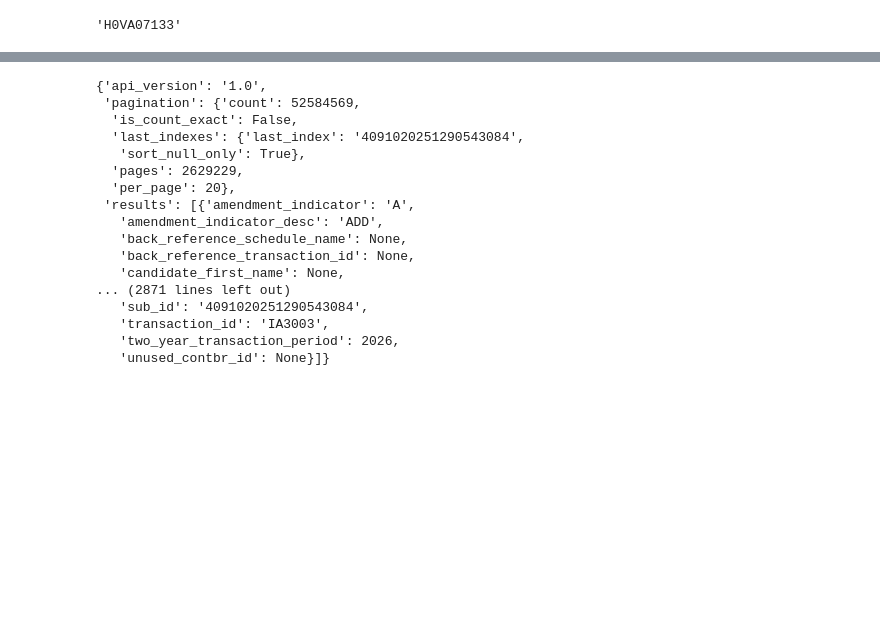
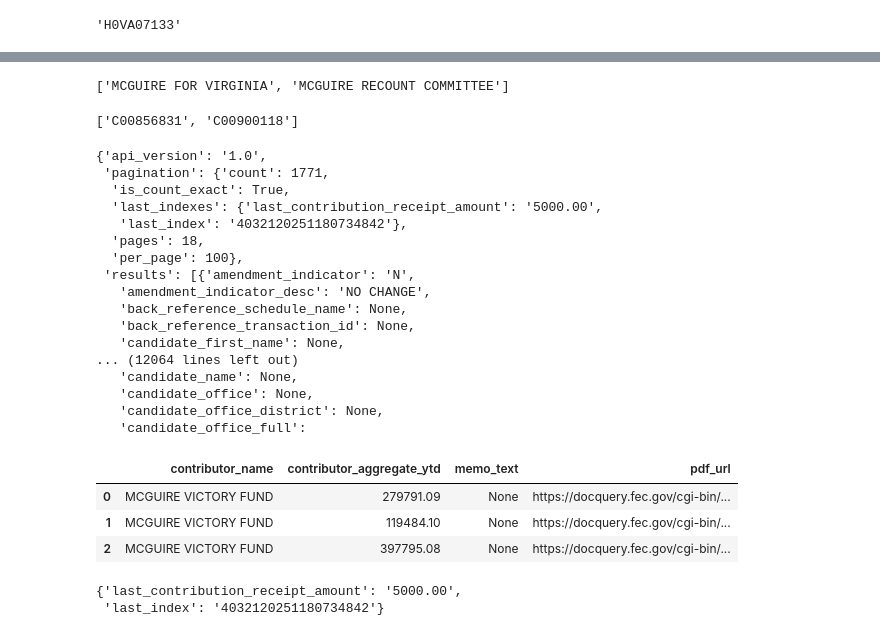
Before and after one commit to janiceeguo/DS6600-congress, a Jupyter notebook: notebooks/congressapi.ipynb, the cells around one changed output, grey strips where cells are left out. Cells and saved outputs as stored; diff of their text form; code cells hidden in the pictures; blank space fills up the shorter version.

```diff
--- a/notebooks/congressapi.ipynb
+++ b/notebooks/congressapi.ipynb
@@ -171,24 +195,52 @@ candidate_id
+# %%
+[i['name'] for i in r.json()['results']]
+# %% [output]
+['MCGUIRE FOR VIRGINIA', 'MCGUIRE RECOUNT COMMITTEE']
+# %%
+committee_ids = [i['committee_id'] for i in r.json()['results']]
+committee_ids
+# %% [output]
+['C00856831', 'C00900118']
 # %%
 endpoint = f'/v1/schedules/schedule_a'
-params = {'api_key': feckey, 'candidate_id': candidate_id, 'cycle': 2026, 'two_year_transaction_period': 2026}
+params = {'api_key': feckey, 'committee_id': committee_ids[0], 'per_page': 100, 'sort': '-contribution_receipt_amount'}
 
 r = requests.get(root + endpoint, headers=headers, params=params)
 r.json()
 # %% [output]
 {'api_version': '1.0',
- 'pagination': {'count': 52584569,
-  'is_count_exact': False,
-  'last_indexes': {'last_index': '4091020251290543084',
-   'sort_null_only': True},
-  'pages': 2629229,
-  'per_page': 20},
- 'results': [{'amendment_indicator': 'A',
-   'amendment_indicator_desc': 'ADD',
+ 'pagination': {'count': 1771,
+  'is_count_exact': True,
+  'last_indexes': {'last_contribution_receipt_amount': '5000.00',
+   'last_index': '4032120251180734842'},
+  'pages': 18,
+  'per_page': 100},
+ 'results': [{'amendment_indicator': 'N',
+   'amendment_indicator_desc': 'NO CHANGE',
    'back_reference_schedule_name': None,
    'back_reference_transaction_id': None,
    'candidate_first_name': None,
-... (2871 lines left out)
-   'sub_id': '4091020251290543084',
-   'transaction_id': 'IA3003',
-   'two_year_transaction_period': 2026,
-   'unused_contbr_id': None}]}
+... (12064 lines left out)
+   'candidate_name': None,
+   'candidate_office': None,
+   'candidate_office_district': None,
+   'candidate_office_full':
+# %%
+contrib_dict = [{'contributor_name': i['contributor_name'],
+                'contributor_aggregate_ytd': i['contributor_aggregate_ytd'],
+                'memo_text': i['memo_text'],
+                'pdf_url': i['pdf_url']} for i in r.json()['results']]
+
+contrib_df = pd.DataFrame(contrib_dict)
+contrib_df.head(3)
+# %% [output]
+|  | contributor_name | contributor_aggregate_ytd | memo_text | pdf_url |
+| 0 | MCGUIRE VICTORY FUND | 279791.09 | None | https://docquery.fec.gov/cgi-bin/... |
+| 1 | MCGUIRE VICTORY FUND | 119484.10 | None | https://docquery.fec.gov/cgi-bin/... |
+| 2 | MCGUIRE VICTORY FUND | 397795.08 | None | https://docquery.fec.gov/cgi-bin/... |
+# %%
+lastindex = r.json()['pagination']['last_indexes']
+lastindex
+# %% [output]
+{'last_contribution_receipt_amount': '5000.00',
+ 'last_index': '4032120251180734842'}
```
Also changed, not shown: parts of 9 cells of this notebook.
